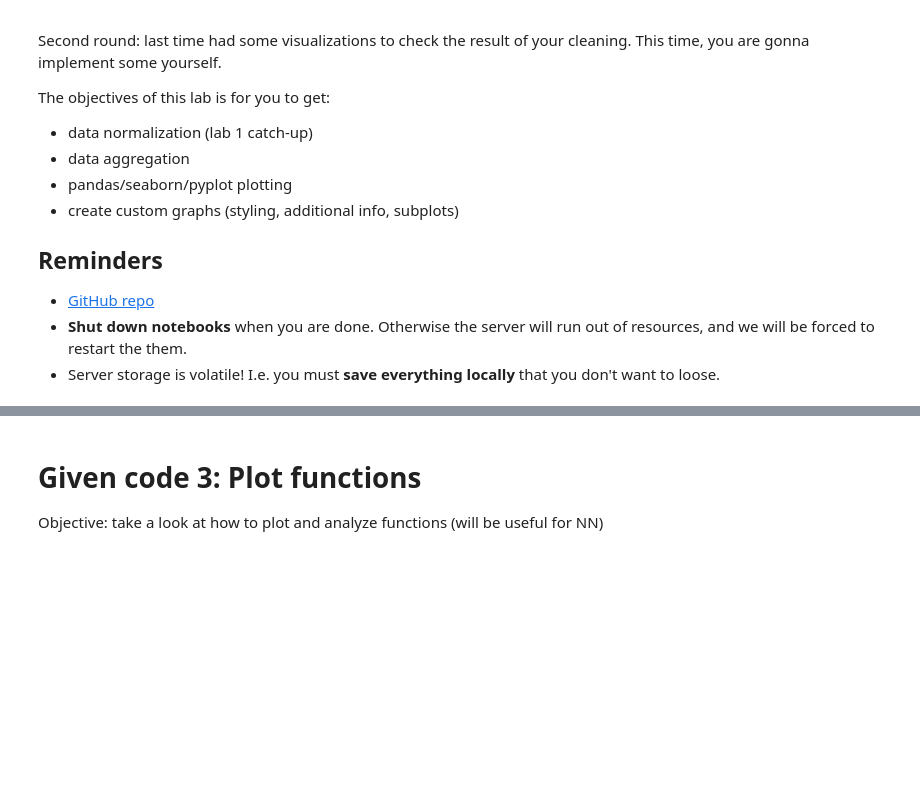
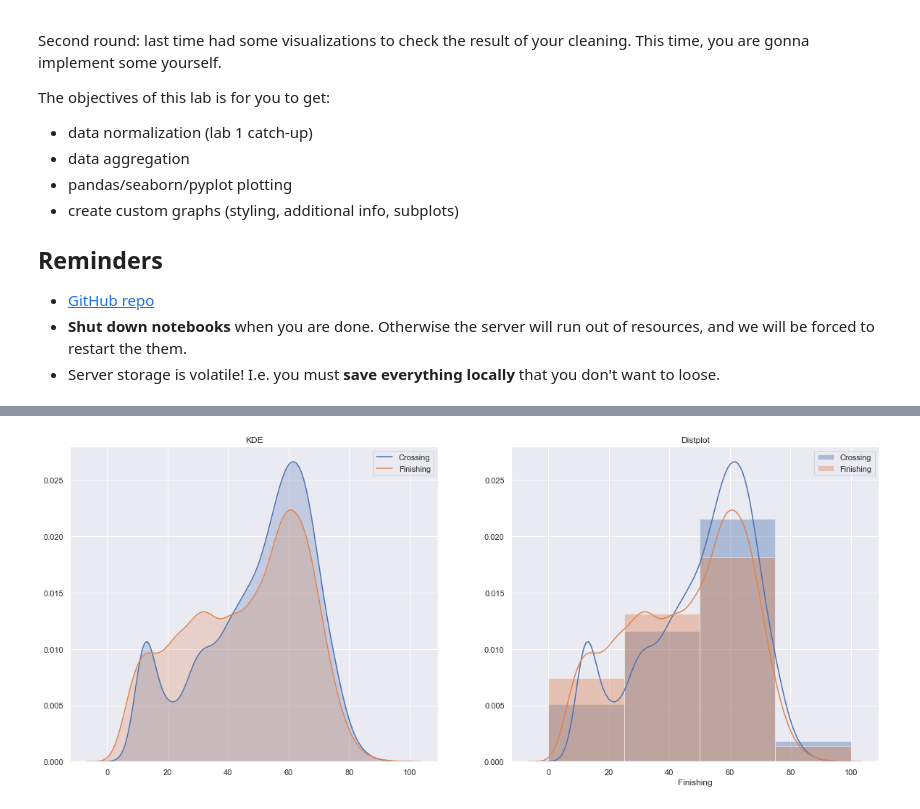
Before and after one commit to Faur/ITU-Data-Science-in-Games-Exercises, a Jupyter notebook: development/Lab2 Visualizations.ipynb, the cells around one changed output, grey strips where cells are left out. Saved outputs shown, nothing was run; the diff lists cells and outputs as text; code cells hidden in the pictures; blank space fills up the shorter version.

```diff
--- a/development/Lab2 Visualizations.ipynb
+++ b/development/Lab2 Visualizations.ipynb
@@ -165,23 +191,24 @@ plt.show()
+# %%
+features = ['Crossing', 'Finishing']
+values = data[features]
 # %%
-# currency2float = lambda x: x.replace(r'€|[KM]', '', regex=True).astype(float) * \
-#             x.str.extract(r'[\d\.]+([KM]+)', expand=False) \
-#                 .fillna(1) \
-#                 .replace(['K','M'], [10**3, 10**6]).astype(int)
+## YOUR CODE HERE
 
-features = ['Crossing', 'Finishing']
-
-value = data[features]
-
+# less obscure than subplot, but limited to same size plots
 f, axs = plt.subplots(1, 2)
+axs[0].set_title('KDE')
+axs[1].set_title('Distplot')
 
 plt.ticklabel_format(style='plain', axis='x')
-for feature in features:
-    sns.kdeplot(value[feature].dropna(), shade=True, ax=axs[0])
+for i, feature in enumerate(features):
+    sns.kdeplot(values[feature].dropna(), shade=True, ax=axs[0])
+
+# we don't want the show here, we would destroy the context for the second subgraph
 # plt.show()
 
 for feature in features:
-    sns.distplot(value[feature].dropna(), ax=axs[1])
+    sns.distplot(values[feature].dropna(), ax=axs[1], label=feature, bins=[0, 25, 50, 75, 100])
+    plt.legend()
 plt.show()
+# %% [output]
+[figure, added]
-# %% [markdown]
-# Given code 3: Plot functions
-Objective: take a look at how to plot and analyze functions (will be useful for NN)
```
Also changed, not shown: parts of 22 cells of this notebook.
